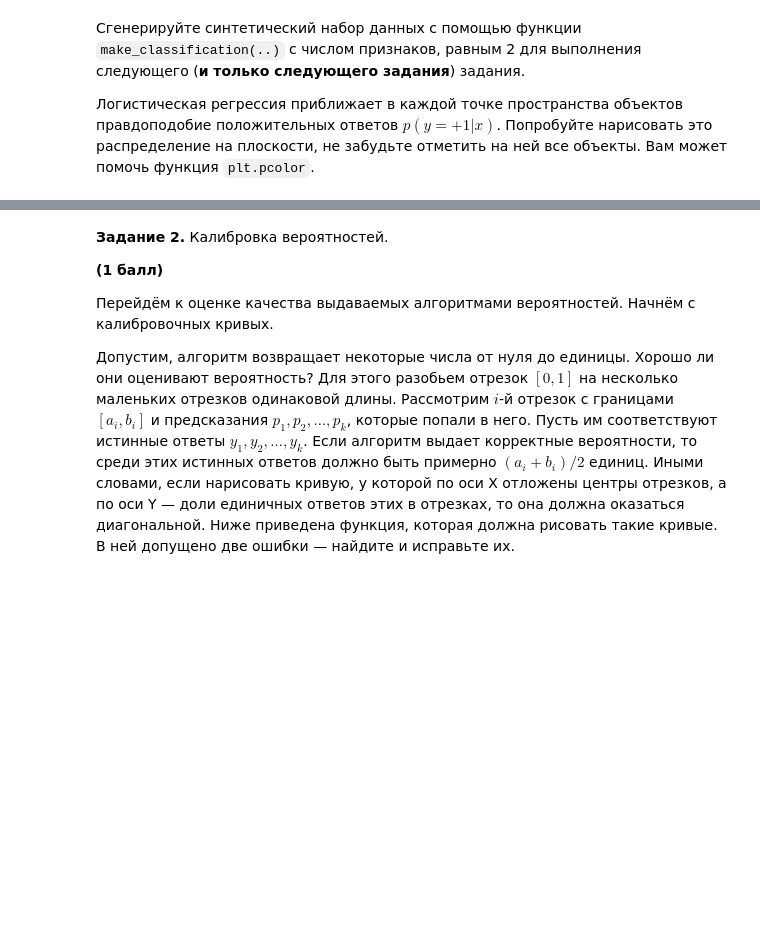
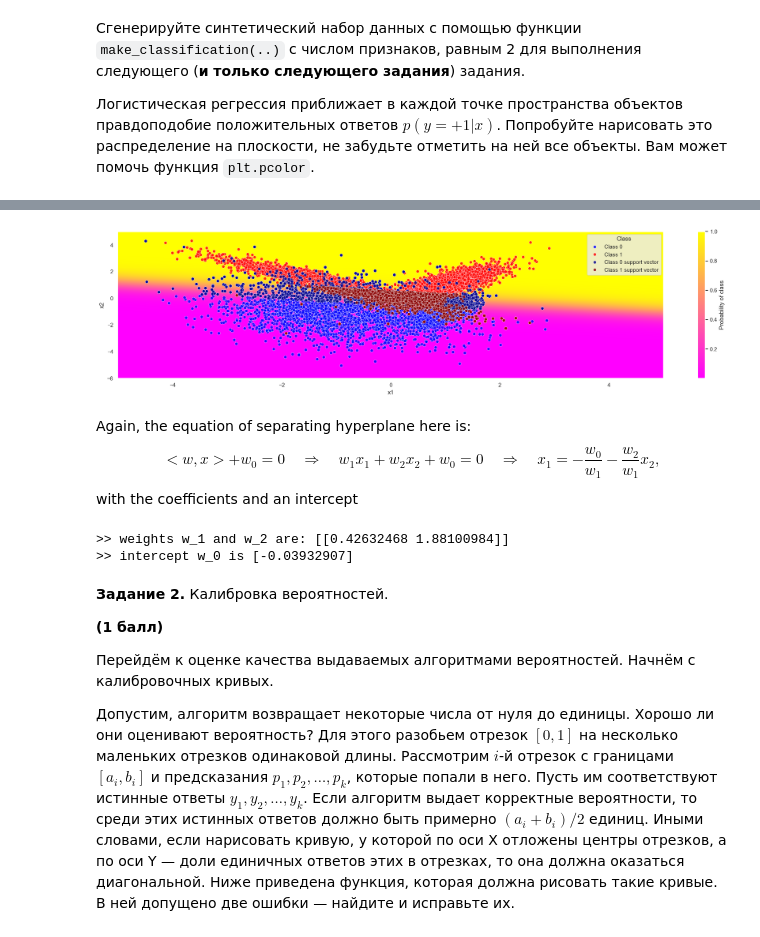
Before and after one commit to saaprikins/nes_ml_course_homeworks, a Jupyter notebook: homework_practice_4.ipynb, the cells around one changed output, grey strips where cells are left out. Saved outputs shown, nothing was run; the diff lists cells and outputs as text; code cells hidden in the pictures; blank space fills up the shorter version.

```diff
--- a/homework_practice_4.ipynb
+++ b/homework_practice_4.ipynb
@@ -240,3 +251,35 @@ pprint("intercept w_0 is", lr_model.intercept_)
+# %%
+# we want a dense grid to build probabilities on dots
+n_dots = int(10e2)
+grid_x, grid_y = np.meshgrid(np.linspace(-5, 5, n_dots), np.linspace(-6, 5, n_dots))
+grid_probs = svm_model.predict_proba(np.column_stack((grid_x.ravel(), grid_y.ravel())))[:,1]
+# %%
+fig = plt.figure(figsize=(20, 5))
+pc = plt.pcolormesh(grid_x, grid_y, grid_probs.reshape(n_dots, n_dots), cmap="spring", shading="auto")
+sns.scatterplot(x=X[:,0], y=X[:,1],
+                hue=pd.Series(y).map({0: "Class 0", 1: "Class 1"}), palette=["blue", "red"], alpha=0.8)
+sns.scatterplot(x=svm_model.support_vectors_[:, 0], y=svm_model.support_vectors_[:, 1],
+                hue=pd.Series(y[svm_model.support_]).map({0: "Class 0 support vector", 1: "Class 1 support vector"}), palette=["darkblue", "darkred"], alpha=0.8)
+plt.xlabel("x1")
+plt.ylabel("x2")
+plt.legend(loc="upper right", title="Class")
+plt.colorbar(pc, label="Probability of class")
+plt.tight_layout()
+plt.show()
+# %% [output]
+[figure, added]
+# %% [markdown]
+Again, the equation of separating hyperplane here is:
+$$
+<w,x> + w_0 = 0 \quad \Rightarrow \quad w_1 x_1 + w_2 x_2 + w_0 = 0 \quad \Rightarrow \quad x_1 = -\dfrac{w_0}{w_1} - \dfrac{w_2}{w_1}x_2,
+$$
+with the coefficients and an intercept
+# %%
+pprint("weights w_1 and w_2 are:", svm_model.coef_)
+pprint("intercept w_0 is", svm_model.intercept_)
+# %% [output]
+>> weights w_1 and w_2 are: [[0.42632468 1.88100984]]
+>> intercept w_0 is [-0.03932907]
 # %% [markdown]
 __Задание 2.__ Калибровка вероятностей.
 
```
Also changed, not shown: parts of 20 cells of this notebook.
